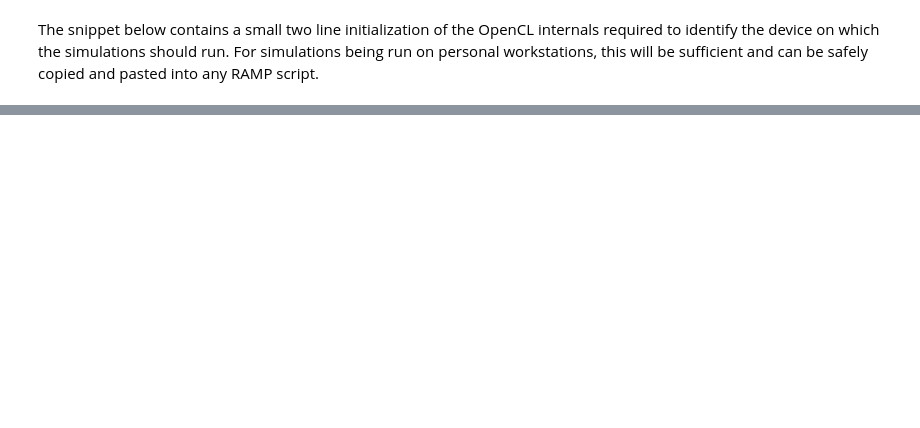
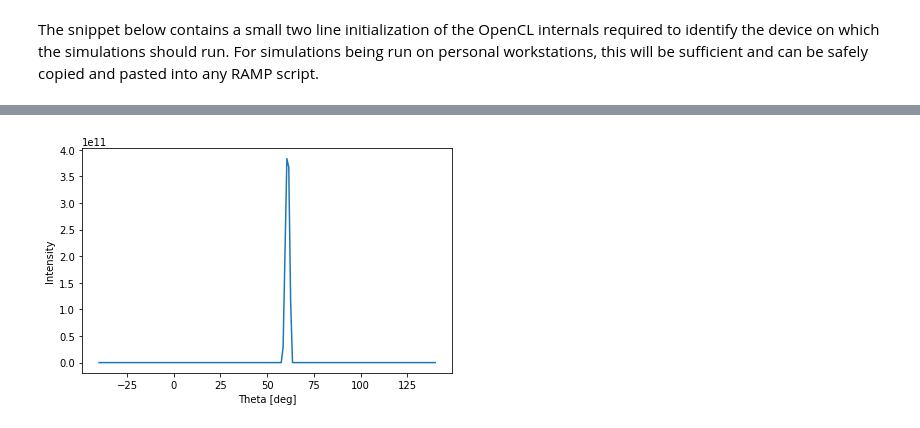
Before and after one commit to gcassella/RAMP, a Jupyter notebook: doc/user/running.ipynb, the cells around one changed output, grey strips where cells are left out. Saved outputs shown, nothing was run; the diff lists cells and outputs as text; code cells hidden in the pictures; blank space fills up the shorter version.

Commit message:
Wrote detailed example in documentation
Privatized some members of Instrument class that aren't part of public API

```diff
--- a/doc/user/running.ipynb
+++ b/doc/user/running.ipynb
@@ -20,0 +26,12 @@ queue = cl.CommandQueue(ctx)
+# %%
+# Physical constants
+
+h=6.62607015e-34
+mn=1.674929e-27
+meV=1.602176634e-22
+overAA = 1e10
+
+Ei = 9.09 # meV - 3AA neutrons
+Li = h / np.sqrt(2*mn*Ei*meV) * overAA
+Mono_d_spacing = 3.355 # AA
+Mono_angle = np.arcsin(Li / (2 * Mono_d_spacing))
@@ -20,0 +40,2 @@ queue = cl.CommandQueue(ctx)
+# %%
+detector_binning = [-40.0, 1.0, 140.0]
@@ -20,0 +44,9 @@ queue = cl.CommandQueue(ctx)
+# %%
+inst = mcr.Instrument(
+    'powder.json',
+    ctx,
+    queue,
+    Ei=Ei,
+    Mono_angle=Mono_angle,
+    detector_binning=detector_binning
+)
@@ -20,0 +66,4 @@ queue = cl.CommandQueue(ctx)
+# %%
+inst.plot()
+# %% [output]
+[figure, added]
```
Also changed, not shown: parts of 19 cells of this notebook, 3 other files.
